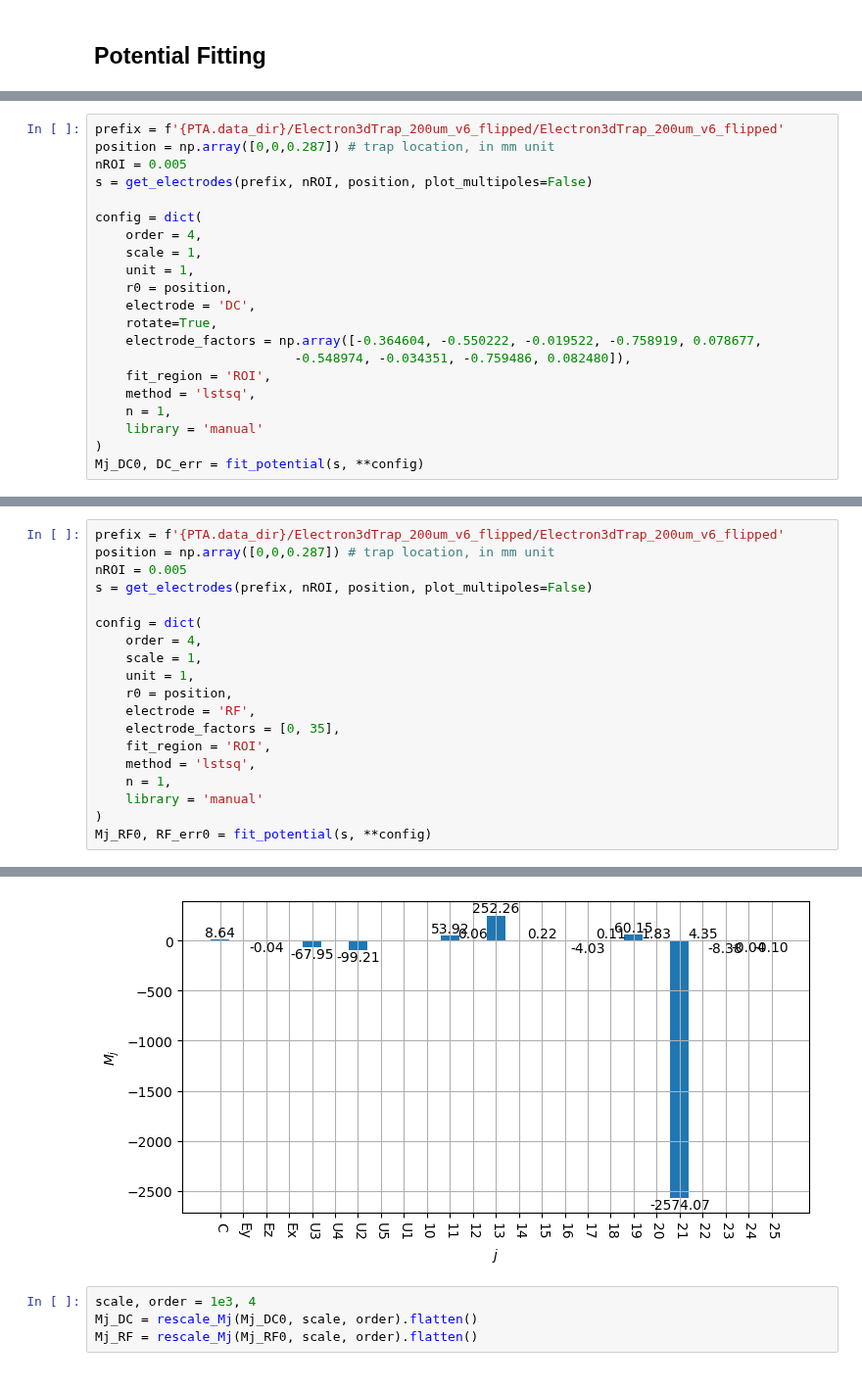
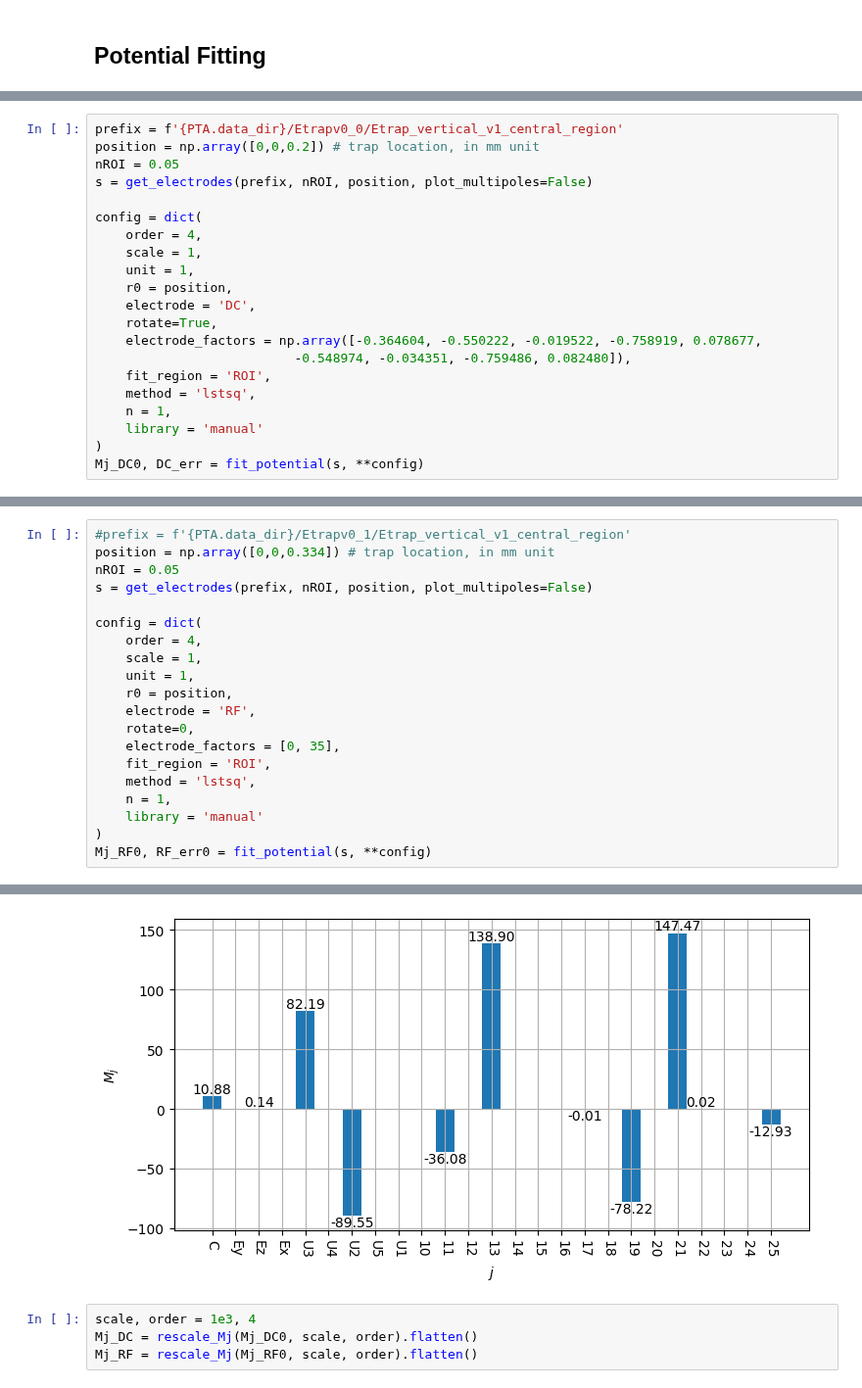
Before and after one commit to HaeffnerLab/PaulTrapAnalysis, a Jupyter notebook: notebooks/pipeline.ipynb, the cells around one changed output, grey strips where cells are left out. Shown at 98% size. Drawn from its saved outputs; the diff is of its cells as text.

```diff
--- a/notebooks/pipeline.ipynb
+++ b/notebooks/pipeline.ipynb
@@ -18,7 +22,7 @@ import PaulTrapAnalysis as PTA
 # %%
-prefix = f'{PTA.data_dir}/Electron3dTrap_200um_v6_flipped/Electron3dTrap_200um_v6_flipped'
-position = np.array([0,0,0.287]) # trap location, in mm unit
-nROI = 0.005
+prefix = f'{PTA.data_dir}/Etrapv0_0/Etrap_vertical_v1_central_region'
+position = np.array([0,0,0.2]) # trap location, in mm unit
+nROI = 0.05
 s = get_electrodes(prefix, nROI, position, plot_multipoles=False)
 
 config = dict(
@@ -63,7 +67,7 @@ Mj_DC0, DC_err = fit_potential(s, **config)
 # %%
-prefix = f'{PTA.data_dir}/Electron3dTrap_200um_v6_flipped/Electron3dTrap_200um_v6_flipped'
-position = np.array([0,0,0.287]) # trap location, in mm unit
-nROI = 0.005
+#prefix = f'{PTA.data_dir}/Etrapv0_1/Etrap_vertical_v1_central_region'
+position = np.array([0,0,0.334]) # trap location, in mm unit
+nROI = 0.05
 s = get_electrodes(prefix, nROI, position, plot_multipoles=False)
 
 config = dict(
@@ -72,6 +76,7 @@ config = dict(
     unit = 1,
     r0 = position,
     electrode = 'RF',
+    rotate=0,
     electrode_factors = [0, 35],
     fit_region = 'ROI',
     method = 'lstsq',
@@ -105,4 +110,4 @@ Mj_RF0, RF_err0 = fit_potential(s, **config)
-[figure, old version]
+[figure, new version]
 # %%
 scale, order = 1e3, 4
 Mj_DC = rescale_Mj(Mj_DC0, scale, order).flatten()
```
Also changed, not shown: parts of 3 cells of this notebook, 5 other files.
